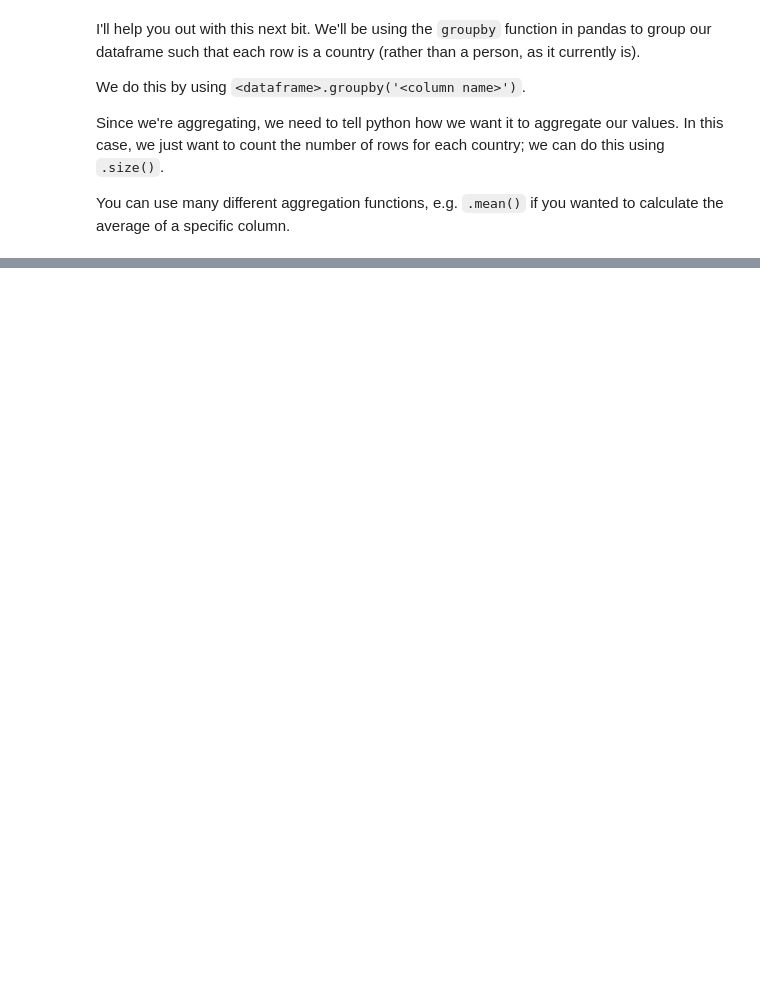
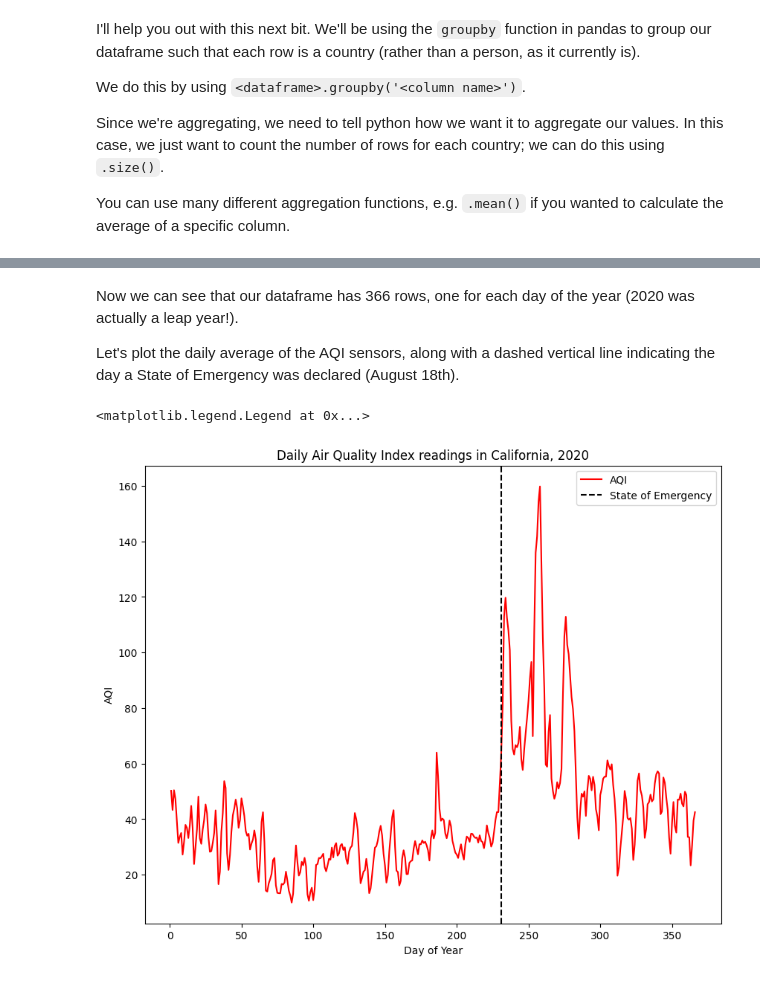
Before and after one commit to selinabdik/QM2, a Jupyter notebook: QM2_Notebook_Summaries.ipynb, the cells around one changed output, grey strips where cells are left out. Drawn from its saved outputs; the diff is of its cells as text; code cells hidden in the pictures; blank space fills up the shorter version.

```diff
--- a/QM2_Notebook_Summaries.ipynb
+++ b/QM2_Notebook_Summaries.ipynb
@@ -621,0 +358,3 @@ dtype: int64
+# %%
+df=pd.read_csv('https://qm2.s3.eu-west-2.amazonaws.com/wk3/california_aqi.csv')
+df
@@ -621,0 +385,6 @@ dtype: int64
+# %%
+print('Prior to cleaning, the data type of the "Date" column is:', df['Date'].dtype)
+
+df['Date']=pd.to_datetime(df['Date'])
+
+print('Now, it is stored as: ', df['Date'].dtype)
@@ -621,0 +396,11 @@ dtype: int64
+# %%
+# we can extract the month from the Date column and save it as a new column
+df['Month']=df['Date'].dt.month
+
+# we can do the same for the day of year.
+df['Day']=df['Date'].dt.dayofyear
+
+#week of the year
+df['Week']=df['Date'].dt.isocalendar().week
+
+print(df[['Date','Month','Day','Week']])
@@ -621,0 +439,3 @@ dtype: int64
+# %%
+daily=df.groupby('Day')['AQI'].mean()
+daily
@@ -621,0 +458,19 @@ dtype: int64
+# %% [markdown]
+Now we can see that our dataframe has 366 rows, one for each day of the year (2020 was actually a leap year!).
+
+Let's plot the daily average of the AQI sensors, along with a dashed vertical line indicating the day a State of Emergency was declared (August 18th).
+# %%
+# plot the daily data
+daily.plot(color='red')
+
+#add title and axis labels
+plt.title('Daily Air Quality Index readings in California, 2020')
+plt.ylabel('AQI')
+plt.xlabel('Day of Year')
+
+# add a dashed black line on August 18th (the 231st day of the year)
+plt.axvline(231, color='black', linestyle='--', label='State of Emergency')
+plt.legend()
+# %% [output]
+<matplotlib.legend.Legend at 0x...>
+[figure, added]
```
Also changed, not shown: parts of 79 cells of this notebook.
